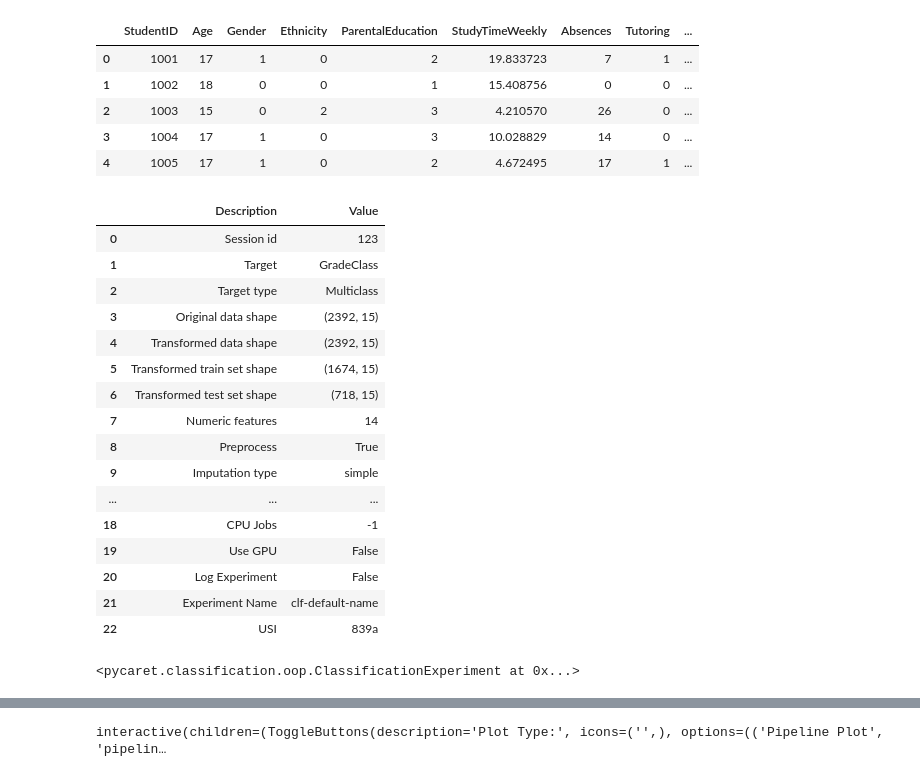
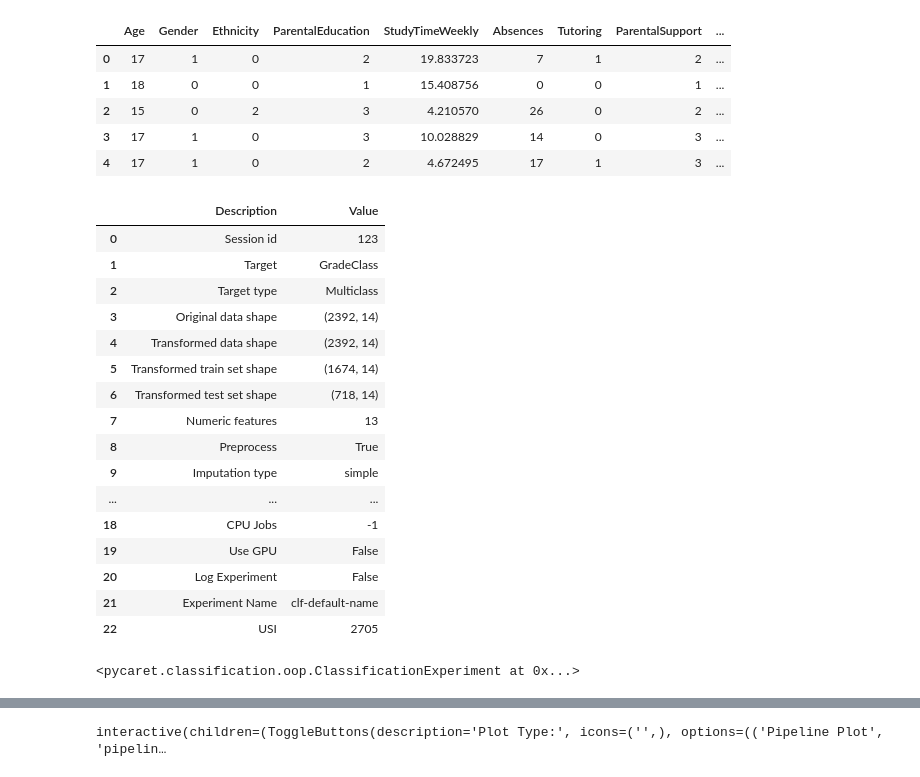
Before and after one commit to ykalathiya-2/pycaret_assignment, a Jupyter notebook: multiclass/multiclass.ipynb, the cells around one changed output, grey strips where cells are left out. Saved outputs shown, nothing was run; the diff lists cells and outputs as text; code cells hidden in the pictures.

```diff
--- a/multiclass/multiclass.ipynb
+++ b/multiclass/multiclass.ipynb
@@ -4,11 +3,13 @@ import numpy as np
 # %%
-data=pd.read_csv('/home/ykalathiya/pycaret_assignment/Student_performance_data _.csv')
+data=pd.read_csv('/home/ykalathiya/pycaret_assignment/multiclass/Student_performance_data _.csv')
+drop_columns=['StudentID']
+data=data.drop(columns=drop_columns)
 data.head()
 # %% [output]
-|  | StudentID | Age | Gender | Ethnicity | ParentalEducation | StudyTimeWeekly | Absences | Tutoring | ... |
-| 0 | 1001 | 17 | 1 | 0 | 2 | 19.833723 | 7 | 1 | ... |
-| 1 | 1002 | 18 | 0 | 0 | 1 | 15.408756 | 0 | 0 | ... |
-| 2 | 1003 | 15 | 0 | 2 | 3 | 4.210570 | 26 | 0 | ... |
-| 3 | 1004 | 17 | 1 | 0 | 3 | 10.028829 | 14 | 0 | ... |
-| 4 | 1005 | 17 | 1 | 0 | 2 | 4.672495 | 17 | 1 | ... |
+|  | Age | Gender | Ethnicity | ParentalEducation | StudyTimeWeekly | Absences | Tutoring | ParentalSupport | ... |
+| 0 | 17 | 1 | 0 | 2 | 19.833723 | 7 | 1 | 2 | ... |
+| 1 | 18 | 0 | 0 | 1 | 15.408756 | 0 | 0 | 1 | ... |
+| 2 | 15 | 0 | 2 | 3 | 4.210570 | 26 | 0 | 2 | ... |
+| 3 | 17 | 1 | 0 | 3 | 10.028829 | 14 | 0 | 3 | ... |
+| 4 | 17 | 1 | 0 | 2 | 4.672495 | 17 | 1 | 3 | ... |
 # %%
@@ -25,11 +26,11 @@ s.setup(data=data,
 | 0 | Session id | 123 |
 | 1 | Target | GradeClass |
 | 2 | Target type | Multiclass |
-| 3 | Original data shape | (2392, 15) |
-| 4 | Transformed data shape | (2392, 15) |
-| 5 | Transformed train set shape | (1674, 15) |
-| 6 | Transformed test set shape | (718, 15) |
-| 7 | Numeric features | 14 |
+| 3 | Original data shape | (2392, 14) |
+| 4 | Transformed data shape | (2392, 14) |
+| 5 | Transformed train set shape | (1674, 14) |
+| 6 | Transformed test set shape | (718, 14) |
+| 7 | Numeric features | 13 |
 | 8 | Preprocess | True |
 | 9 | Imputation type | simple |
 | ... | ... | ... |
@@ -37,7 +38,7 @@ s.setup(data=data,
 | 19 | Use GPU | False |
 | 20 | Log Experiment | False |
 | 21 | Experiment Name | clf-default-name |
-| 22 | USI | 839a |
+| 22 | USI | 2705 |
 <pycaret.classification.oop.ClassificationExperiment at 0x...>
 # %%
 best_model = s.compare_models()
```
Also changed, not shown: parts of 8 cells of this notebook, 5 other files.
